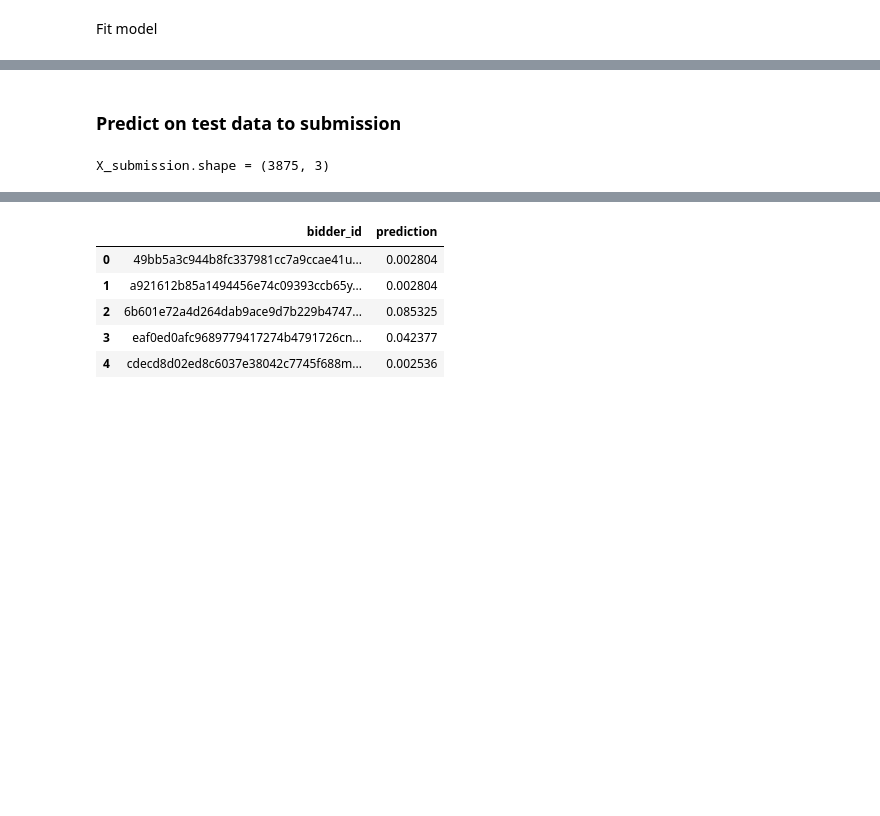
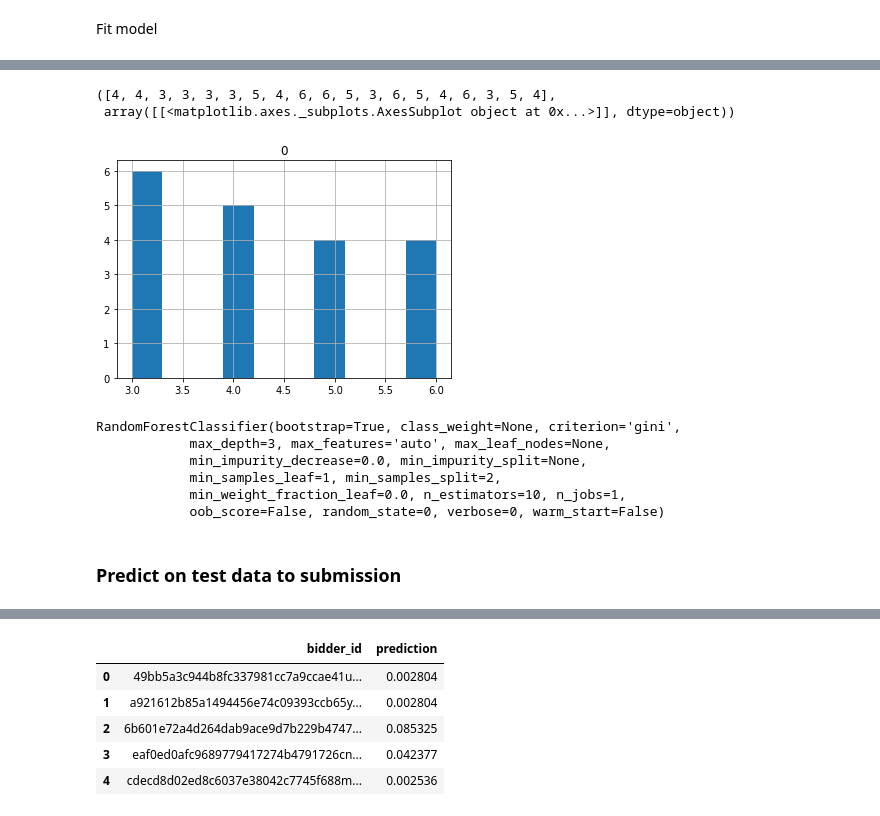
Before and after one commit to ylochman/Kaggle-Human-or-Robot, a Jupyter notebook: modeling.ipynb, the cells around one changed output, grey strips where cells are left out. Cells and saved outputs as stored; diff of their text form; code cells hidden in the pictures; blank space fills up the shorter version.

```diff
--- a/modeling.ipynb
+++ b/modeling.ipynb
@@ -139,11 +144,33 @@ plt.show()
+# %%
+global_depth = []
+for j in range(1,20):
+    CV_SSS = model_selection.StratifiedShuffleSplit(n_splits = 6, test_size = 0.33, random_state=None)
+    auc_list = []
+    for i in range(1,10):
+        RF_classifier = RandomForestClassifier(max_depth=i, random_state=None)
+        RF_cross_val_scoring = cross_val_score(RF_classifier, X, y, scoring='roc_auc', cv=CV_SSS)
+        auc_list.append(RF_cross_val_scoring.mean())
+    best_max_depth = np.array(auc_list).argmax() + 1
+    #print('best max_depth = {}'.format(best_max_depth)) # 2
+    #print('roc-auc for it = {}'.format(np.array(auc_list).max()))
+    global_depth.append(best_max_depth)
+global_depth, pd.DataFrame(global_depth).hist()
+# %% [output]
+([4, 4, 3, 3, 3, 3, 5, 4, 6, 6, 5, 3, 6, 5, 4, 6, 3, 5, 4],
+ array([[<matplotlib.axes._subplots.AxesSubplot object at 0x...>]], dtype=object))
+[figure, added]
+# %%
+best_max_depth = 3
+RF_classifier.fit(X_train, y_train)
+# %% [output]
+RandomForestClassifier(bootstrap=True, class_weight=None, criterion='gini',
+            max_depth=3, max_features='auto', max_leaf_nodes=None,
+            min_impurity_decrease=0.0, min_impurity_split=None,
+            min_samples_leaf=1, min_samples_split=2,
+            min_weight_fraction_leaf=0.0, n_estimators=10, n_jobs=1,
+            oob_score=False, random_state=0, verbose=0, warm_start=False)
 # %% [markdown]
 ### Predict on test data to submission
-# %%
-X_submission = np.array([b_test.mean_time_diff, b_test.total_bids_count,
-                         b_test.total_auctions_count]).T
-print('X_submission.shape = {}'.format(X_submission.shape))
-# %% [output]
-X_submission.shape = (3875, 3)
 # %%
 submission_prediction = RF_classifier.predict_proba(X_submission)[:,1]
 print(submission_prediction)
```
Also changed, not shown: parts of 31 cells of this notebook.
